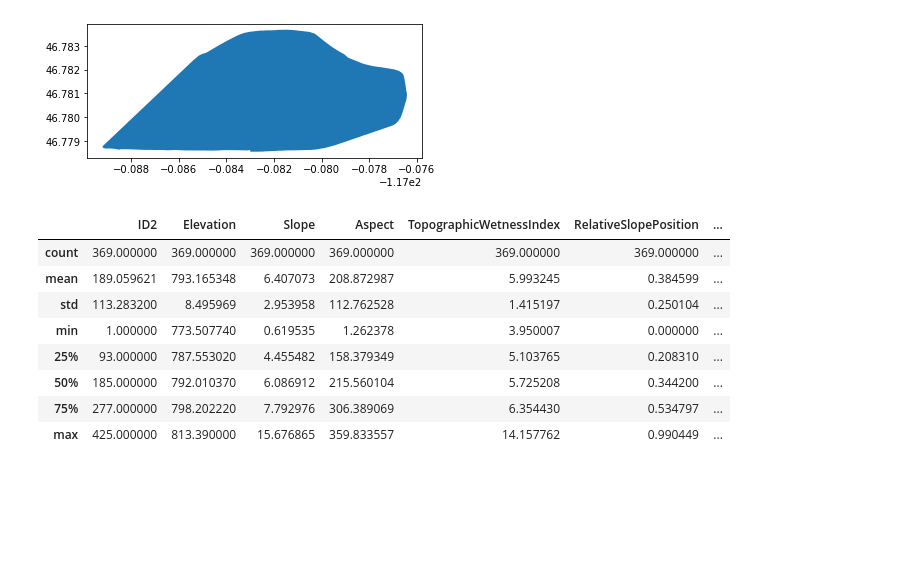
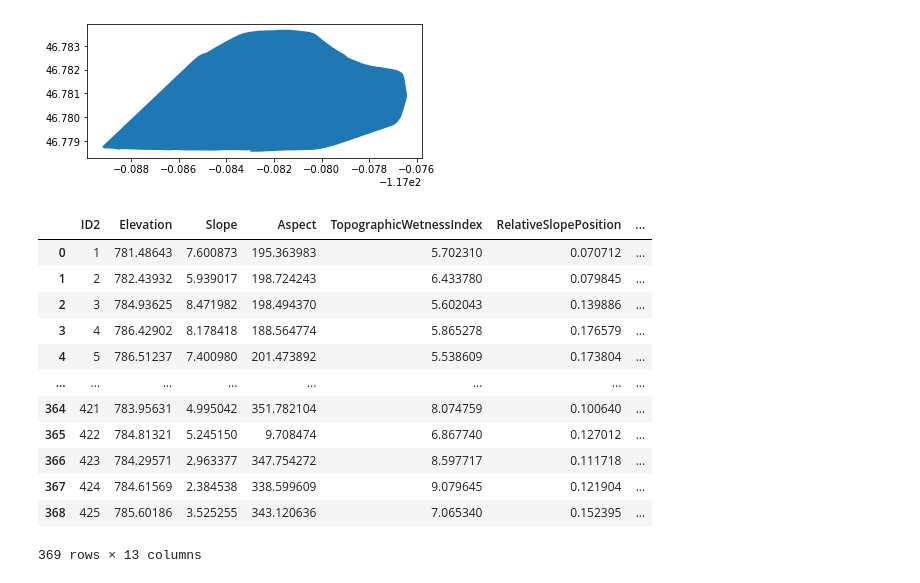
Before and after one commit to cafltar/LtarModelingDssatForCroplands_ChooseGeorefPointsForModeling, a Jupyter notebook: python/notebooks/map_filtered_criteria.ipynb, the cells around one changed output. Drawn from its saved outputs; the diff is of its cells as text; code cells hidden in the pictures; blank space fills up the shorter version.

```diff
--- a/python/notebooks/map_filtered_criteria.ipynb
+++ b/python/notebooks/map_filtered_criteria.ipynb
@@ -14,19 +14,23 @@ ce_boundary.plot()
 # %%
 inPath = pathlib.Path.cwd() / "working" / "cleaned_data_20200709_P2A1.csv"
 df = pd.read_csv(inPath)
 gdf = gpd.GeoDataFrame(
     df, geometry = gpd.points_from_xy(df.Longitude, df.Latitude)
 ).drop(["Latitude", "Longitude"], axis = 1)
 gdf.crs = {"init": "epsg:4326"}
 
-gdf.describe()
+gdf
 # %% [output]
 |  | ID2 | Elevation | Slope | Aspect | TopographicWetnessIndex | RelativeSlopePosition | ... |
-| count | 369.000000 | 369.000000 | 369.000000 | 369.000000 | 369.000000 | 369.000000 | ... |
-| mean | 189.059621 | 793.165348 | 6.407073 | 208.872987 | 5.993245 | 0.384599 | ... |
-| std | 113.283200 | 8.495969 | 2.953958 | 112.762528 | 1.415197 | 0.250104 | ... |
-| min | 1.000000 | 773.507740 | 0.619535 | 1.262378 | 3.950007 | 0.000000 | ... |
-| 25% | 93.000000 | 787.553020 | 4.455482 | 158.379349 | 5.103765 | 0.208310 | ... |
-| 50% | 185.000000 | 792.010370 | 6.086912 | 215.560104 | 5.725208 | 0.344200 | ... |
-| 75% | 277.000000 | 798.202220 | 7.792976 | 306.389069 | 6.354430 | 0.534797 | ... |
-| max | 425.000000 | 813.390000 | 15.676865 | 359.833557 | 14.157762 | 0.990449 | ... |
+| 0 | 1 | 781.48643 | 7.600873 | 195.363983 | 5.702310 | 0.070712 | ... |
+| 1 | 2 | 782.43932 | 5.939017 | 198.724243 | 6.433780 | 0.079845 | ... |
+| 2 | 3 | 784.93625 | 8.471982 | 198.494370 | 5.602043 | 0.139886 | ... |
+| 3 | 4 | 786.42902 | 8.178418 | 188.564774 | 5.865278 | 0.176579 | ... |
+| 4 | 5 | 786.51237 | 7.400980 | 201.473892 | 5.538609 | 0.173804 | ... |
+| ... | ... | ... | ... | ... | ... | ... | ... |
+| 364 | 421 | 783.95631 | 4.995042 | 351.782104 | 8.074759 | 0.100640 | ... |
+| 365 | 422 | 784.81321 | 5.245150 | 9.708474 | 6.867740 | 0.127012 | ... |
+| 366 | 423 | 784.29571 | 2.963377 | 347.754272 | 8.597717 | 0.111718 | ... |
+| 367 | 424 | 784.61569 | 2.384538 | 338.599609 | 9.079645 | 0.121904 | ... |
+| 368 | 425 | 785.60186 | 3.525255 | 343.120636 | 7.065340 | 0.152395 | ... |
+369 rows × 13 columns
```
Also changed, not shown: parts of 14 cells of this notebook, 3 other files.
